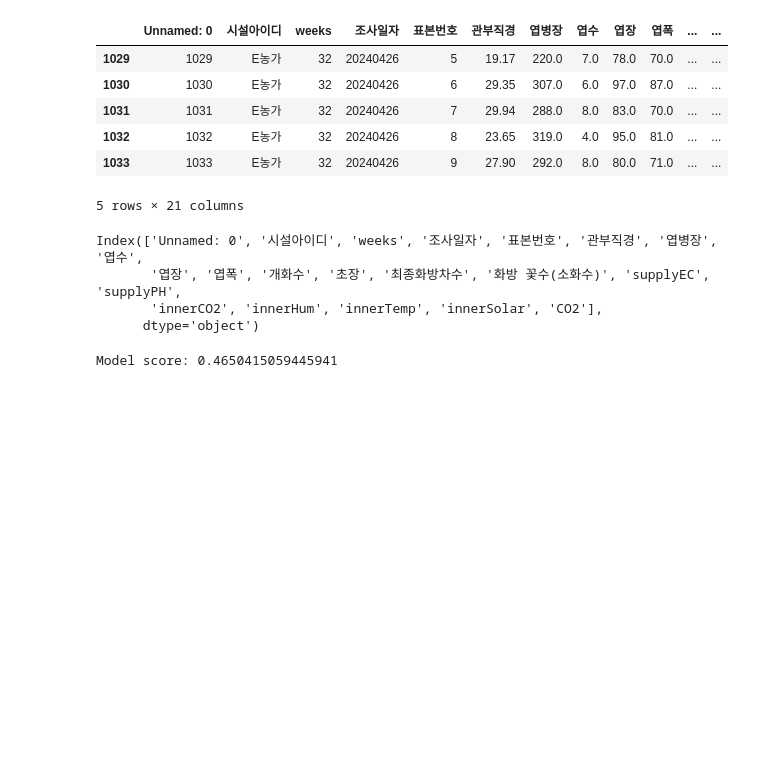
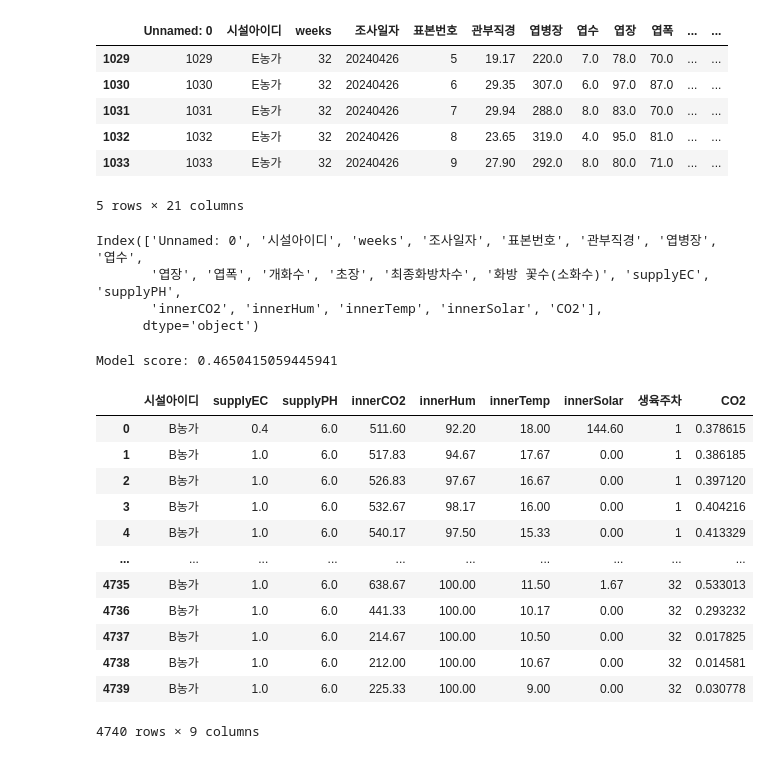
Before and after one commit to CodeArt-Team/MLcompetetion, a Jupyter notebook: BerryMachineLearning/JM.ipynb, the cells around one changed output. Saved outputs shown, nothing was run; the diff lists cells and outputs as text; code cells hidden in the pictures; blank space fills up the shorter version.

```diff
--- a/BerryMachineLearning/JM.ipynb
+++ b/BerryMachineLearning/JM.ipynb
@@ -557,3 +557,5 @@ print(f'Model score: {score}')
 predictions = multi_output_regressor.predict(test_input)
 # %% [output]
 Model score: 0.4650415059445941
+# %%
+inputdata = pd.read_csv("../BerryMachineLearning/Data/naraInput.csv")
@@ -559,0 +564,16 @@ Model score: 0.4650415059445941
+# %%
+B
+# %% [output]
+|  | 시설아이디 | supplyEC | supplyPH | innerCO2 | innerHum | innerTemp | innerSolar | 생육주차 | CO2 |
+| 0 | B농가 | 0.4 | 6.0 | 511.60 | 92.20 | 18.00 | 144.60 | 1 | 0.378615 |
+| 1 | B농가 | 1.0 | 6.0 | 517.83 | 94.67 | 17.67 | 0.00 | 1 | 0.386185 |
+| 2 | B농가 | 1.0 | 6.0 | 526.83 | 97.67 | 16.67 | 0.00 | 1 | 0.397120 |
+| 3 | B농가 | 1.0 | 6.0 | 532.67 | 98.17 | 16.00 | 0.00 | 1 | 0.404216 |
+| 4 | B농가 | 1.0 | 6.0 | 540.17 | 97.50 | 15.33 | 0.00 | 1 | 0.413329 |
+| ... | ... | ... | ... | ... | ... | ... | ... | ... | ... |
+| 4735 | B농가 | 1.0 | 6.0 | 638.67 | 100.00 | 11.50 | 1.67 | 32 | 0.533013 |
+| 4736 | B농가 | 1.0 | 6.0 | 441.33 | 100.00 | 10.17 | 0.00 | 32 | 0.293232 |
+| 4737 | B농가 | 1.0 | 6.0 | 214.67 | 100.00 | 10.50 | 0.00 | 32 | 0.017825 |
+| 4738 | B농가 | 1.0 | 6.0 | 212.00 | 100.00 | 10.67 | 0.00 | 32 | 0.014581 |
+| 4739 | B농가 | 1.0 | 6.0 | 225.33 | 100.00 | 9.00 | 0.00 | 32 | 0.030778 |
+4740 rows × 9 columns
```
Also changed, not shown: parts of 8 cells of this notebook.
